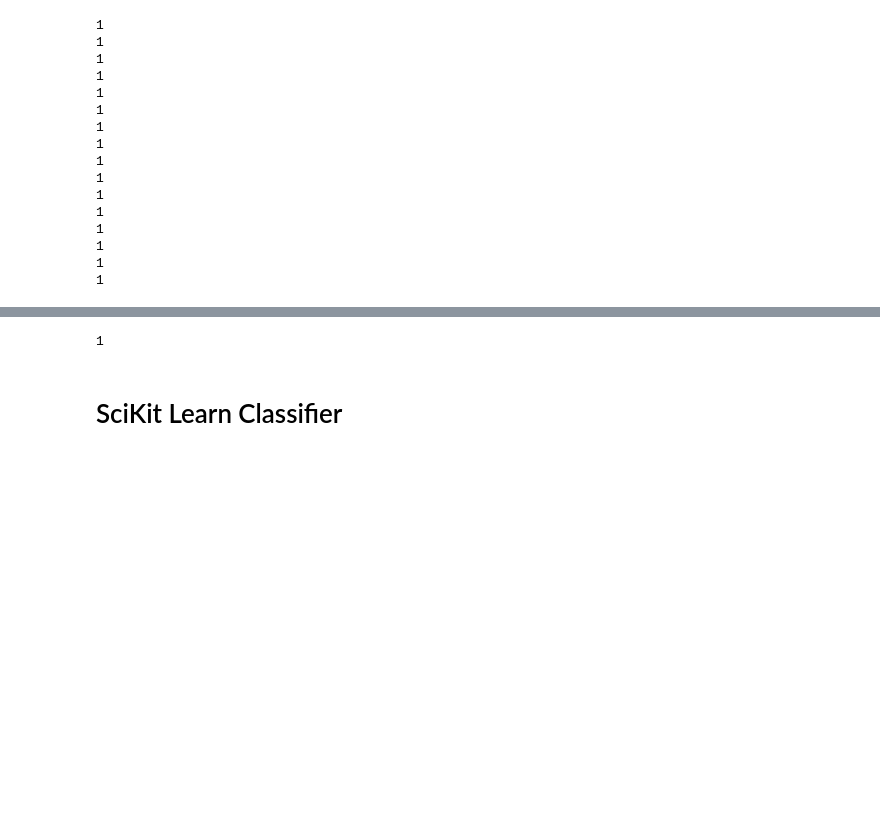
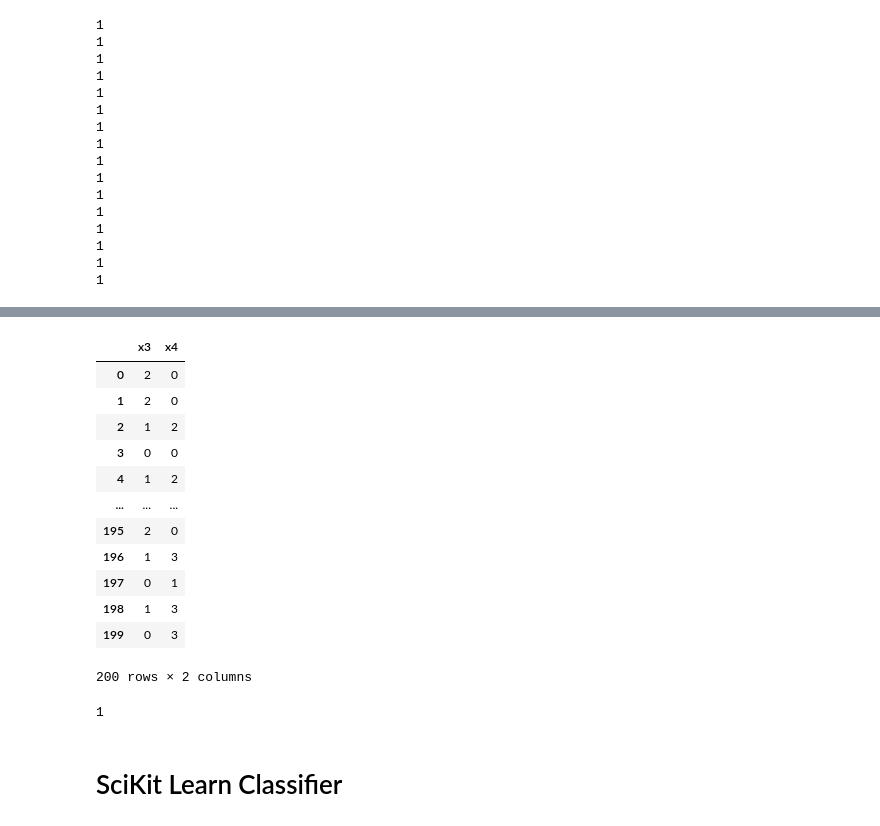
Before and after one commit to michaeledge27/CSCI290, a Jupyter notebook: notebooks/partnerProject2.ipynb, the cells around one changed output, grey strips where cells are left out. Saved outputs shown, nothing was run; the diff lists cells and outputs as text; code cells hidden in the pictures; blank space fills up the shorter version.

```diff
--- a/notebooks/partnerProject2.ipynb
+++ b/notebooks/partnerProject2.ipynb
@@ -226,5 +249,18 @@ test_new_instance2 = {
 }
-# %%
-naive_bayes(test[['x3']], test['target'], test_new_instance2)
-# %% [output]
-1
+# %%
+X = test[['x3', 'x4']]
+X
+# %% [output]
+|  | x3 | x4 |
+| 0 | 2 | 0 |
+| 1 | 2 | 0 |
+| 2 | 1 | 2 |
+| 3 | 0 | 0 |
+| 4 | 1 | 2 |
+| ... | ... | ... |
+| 195 | 2 | 0 |
+| 196 | 1 | 3 |
+| 197 | 0 | 1 |
+| 198 | 1 | 3 |
+| 199 | 0 | 3 |
+200 rows × 2 columns
@@ -231,2 +269,6 @@ naive_bayes(test[['x3']], test['target'], test_new_instance2)
+# %%
+naive_bayes(X, y, test_new_instance2)
+# %% [output]
+1
 # %% [markdown]
 # SciKit Learn Classifier
```
Also changed, not shown: parts of 11 cells of this notebook.
